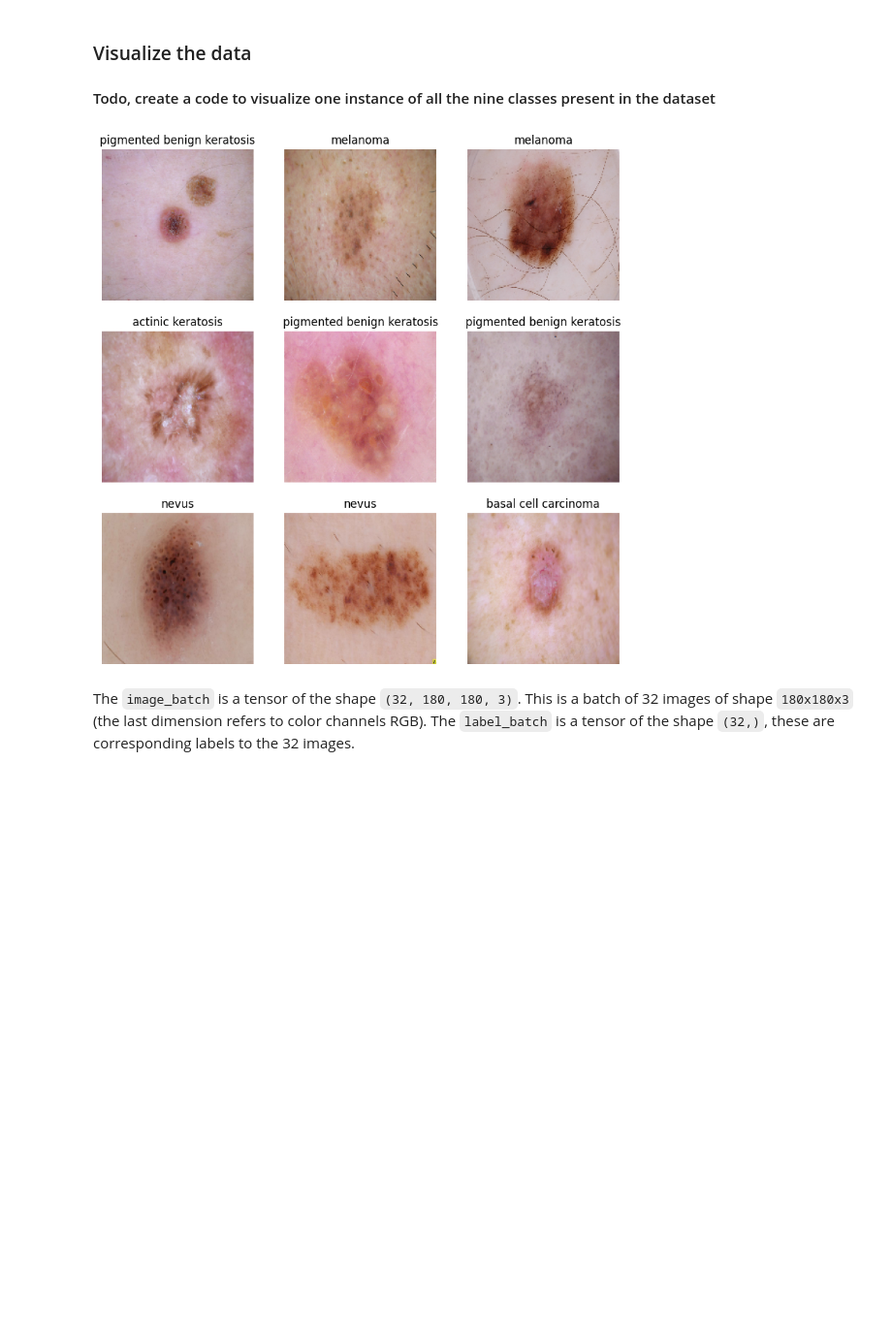
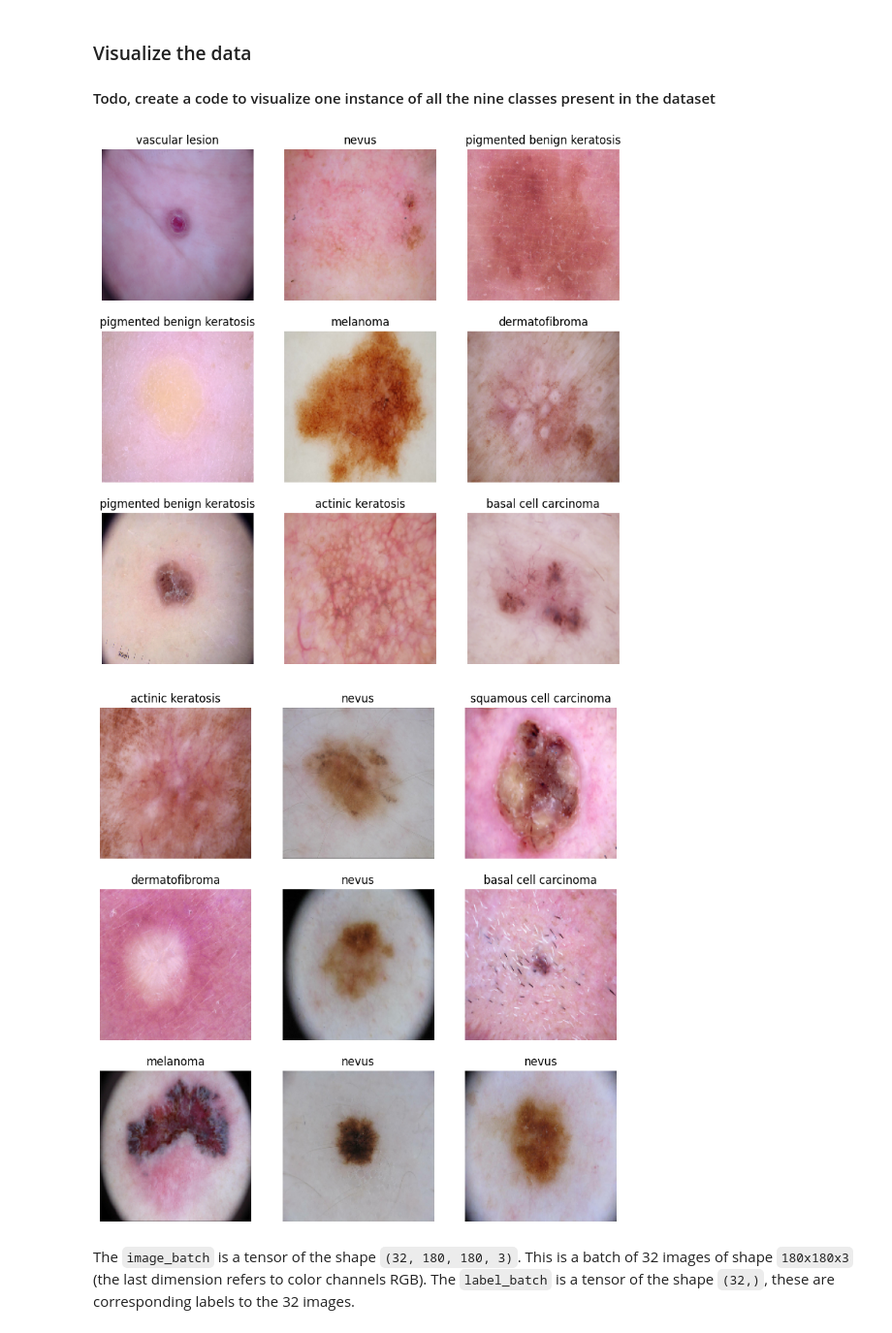
Before and after one commit to SurendranathDuvvuru/Melanoma_Cancer_Detection_using_CNN, a Jupyter notebook: Surendranath_Duvvuru_nn.ipynb, the cells around one changed output. Shown at 97% size. Cells and saved outputs as stored; diff of their text form; code cells hidden in the pictures; blank space fills up the shorter version.

Commit message:
Add files via upload
Python code for CNN of Melanoma Cancer detection.

```diff
--- a/Surendranath_Duvvuru_nn.ipynb
+++ b/Surendranath_Duvvuru_nn.ipynb
@@ -94,3 +112,15 @@ val_ds = tf.keras.preprocessing.image_dataset_from_directory(
 # %% [output]
 Found 2239 files belonging to 9 classes.
 Using 447 files for validation.
+# %%
+## Write your test dataset here
+## Note use seed=123 while creating your dataset using tf.keras.preprocessing.image_dataset_from_directory
+## Note, make sure your resize your images to the size img_height*img_width, while writting the dataset
+## train_ds = ##todo
+test_ds = tf.keras.preprocessing.image_dataset_from_directory(
+  data_dir_test,
+  seed=123,
+  #validation_split = 0.2,
+  #subset = 'testing',
+  image_size=(img_height, img_width),
+  batch_size=batch_size)
@@ -102,3 +134,9 @@ class_names = train_ds.class_names
 print(class_names)
 # %% [output]
 ['actinic keratosis', 'basal cell carcinoma', 'dermatofibroma', 'melanoma', 'nevus', 'pigmented benign keratosis', 'seborrheic keratosis', 'squamous cell carcinoma', 'vascular lesion']
+# %%
+# List out all the classes of skin cancer and store them in a list.
+# You can find the class names in the class_names attribute on these datasets.
+# These correspond to the directory names in alphabetical order.
+class_names = test_ds.class_names
+print(class_names)
@@ -117,7 +157,18 @@ for images, labels in train_ds.take(1):
     plt.title(class_names[labels[i]])
     plt.axis("off")
 # %% [output]
-[figure, old version]
+[figure, new version]
+# %%
+### your code goes here, you can use testing data to visualize
+plt.figure(figsize=(10, 10))
+for images, labels in test_ds.take(1):
+  for i in range(9):
+    ax = plt.subplot(3, 3, i + 1)
+    plt.imshow(images[i].numpy().astype("uint8"))
+    plt.title(class_names[labels[i]])
+    plt.axis("off")
+# %% [output]
+[figure, added]
 # %% [markdown]
 The `image_batch` is a tensor of the shape `(32, 180, 180, 3)`. This is a batch of 32 images of shape `180x180x3` (the last dimension refers to color channels RGB). The `label_batch` is a tensor of the shape `(32,)`, these are corresponding labels to the 32 images.
 # %% [markdown]
```
Also changed, not shown: parts of 24 cells of this notebook.
